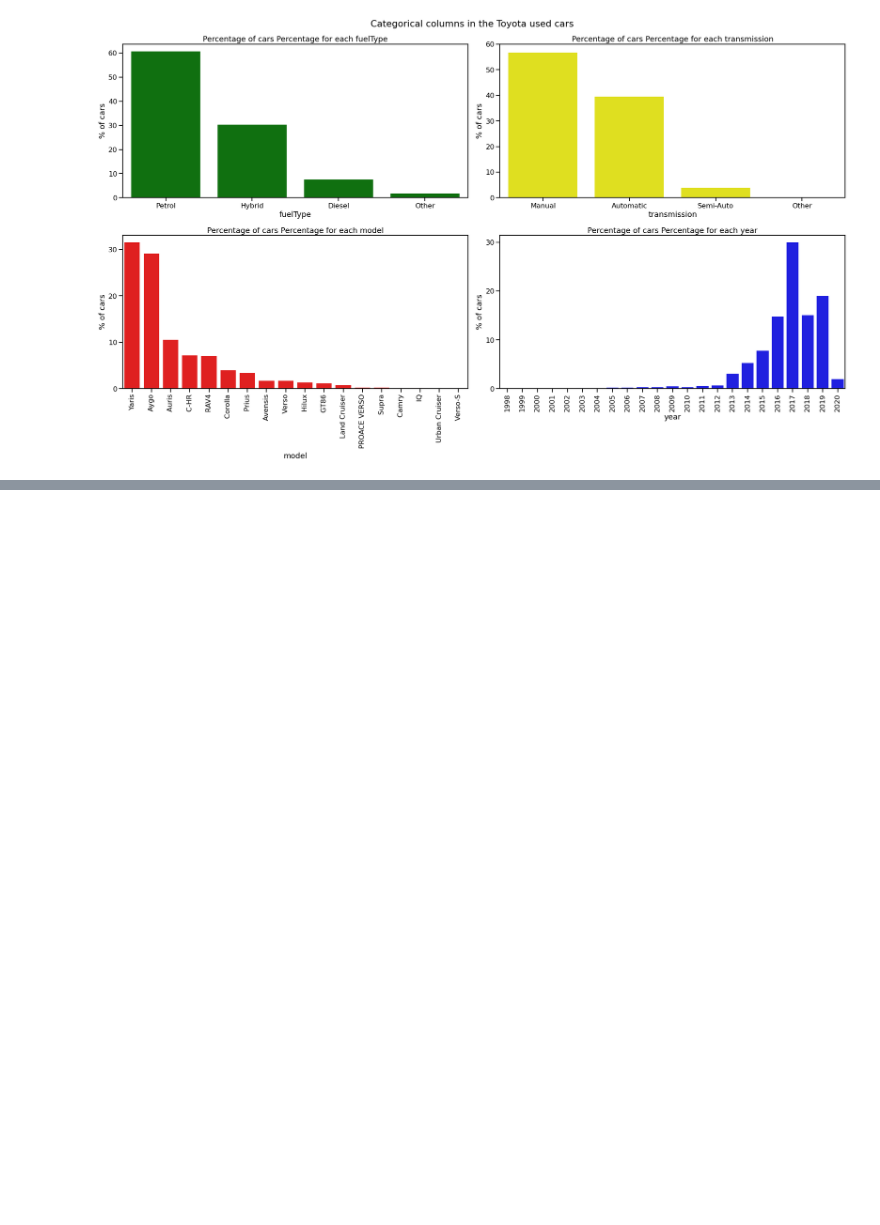
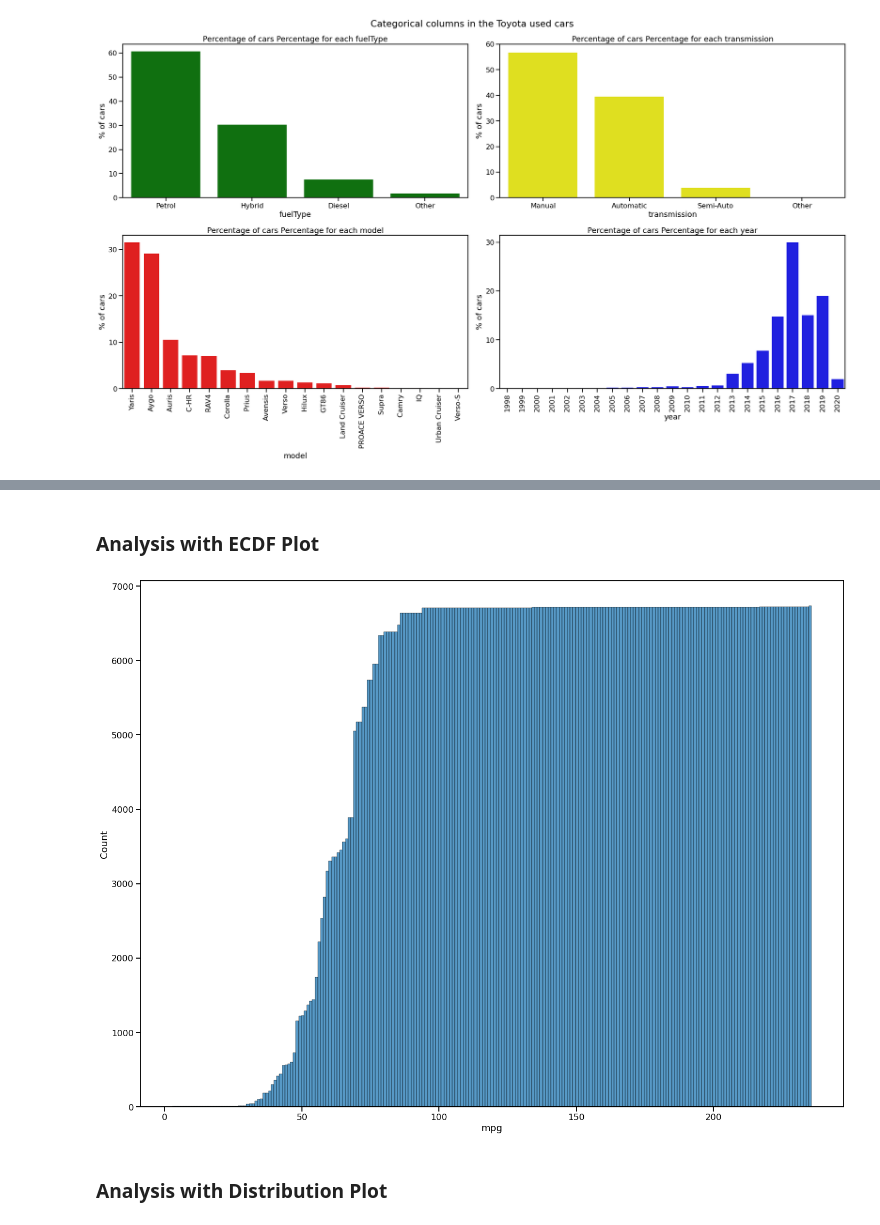
Before and after one commit to AsifSalman/Toyota_used_car_analysis, a Jupyter notebook: Toyota_used_car_EDA.ipynb, the cells around one changed output, grey strips where cells are left out. Drawn from its saved outputs; the diff is of its cells as text; code cells hidden in the pictures; blank space fills up the shorter version.

```diff
--- a/Toyota_used_car_EDA.ipynb
+++ b/Toyota_used_car_EDA.ipynb
@@ -71,0 +120,2 @@ plt.tight_layout()
+# %% [markdown]
+### Analysis with ECDF Plot
@@ -71,0 +125,10 @@ plt.tight_layout()
+# %%
+plt.figure(figsize=(20,15))
+distribution_plot(df,'mpg',1)
+
+plt.tight_layout()
+plt.show()
+# %% [output]
+[figure, added]
+# %% [markdown]
+### Analysis with Distribution Plot
```
Also changed, not shown: parts of 22 cells of this notebook.
